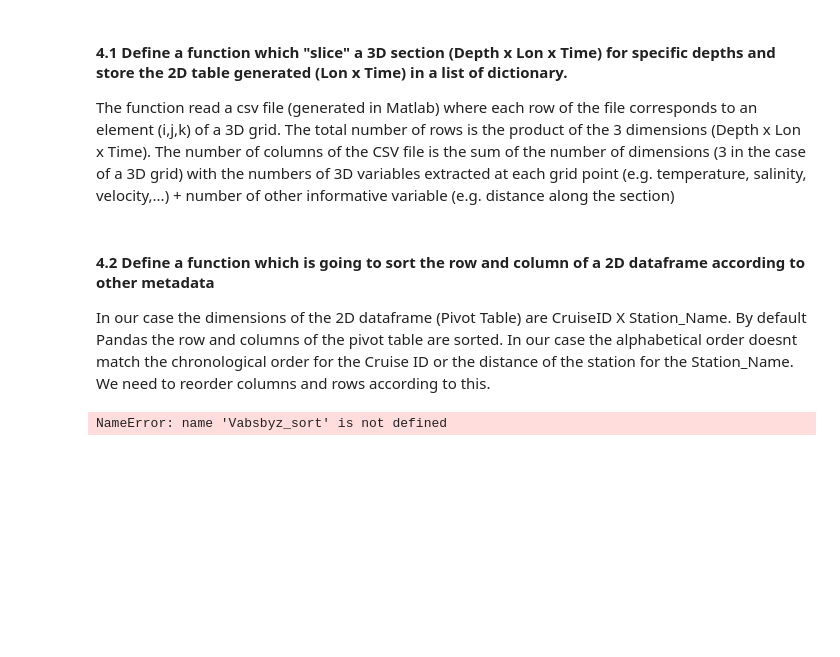
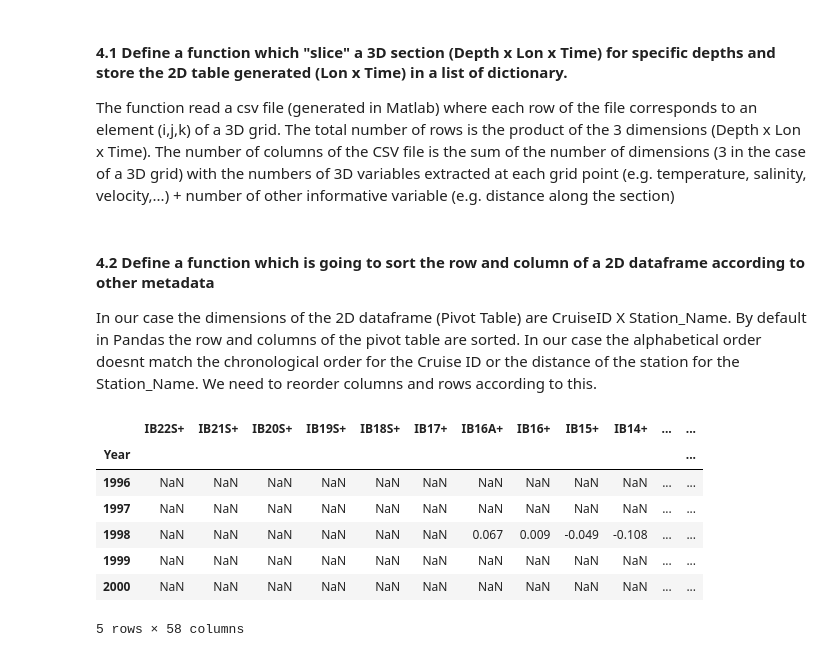
Before and after one commit to lhoupert/analysis_eel_data, a Jupyter notebook: notebooks/03_Organise_data_by_depth_level.ipynb, the cells around one changed output. Saved outputs shown, nothing was run; the diff lists cells and outputs as text; code cells hidden in the pictures; blank space fills up the shorter version.

Commit message:
add function to automate the extraction of 2D quantities to other variables

```diff
--- a/notebooks/03_Organise_data_by_depth_level.ipynb
+++ b/notebooks/03_Organise_data_by_depth_level.ipynb
@@ -273,5 +273,5 @@ def extract2Ddata_bydepth(Vartoextract,pathcsv='../data/raw'+'/'+'EELCTDandLADCP
 # %% [markdown]
 #### 4.2 Define a function which is going to sort the row and column of a 2D dataframe according to other metadata
 
-In our case the dimensions of the 2D dataframe (Pivot Table) are CruiseID X Station_Name. By default Pandas the row and columns of the pivot table are sorted. In our case the alphabetical order doesnt match the chronological order for the Cruise ID or the distance of the station for the Station_Name. We need to reorder columns and rows according to this.
+In our case the dimensions of the 2D dataframe (Pivot Table) are CruiseID X Station_Name. By default in Pandas the row and columns of the pivot table are sorted. In our case the alphabetical order doesnt match the chronological order for the Cruise ID or the distance of the station for the Station_Name. We need to reorder columns and rows according to this.
 # %%
@@ -315,15 +315,37 @@ def sortPivotTable(dftosort,):
 # %%
+import copy
 import pickle
+
 pathdata = "../data/interim/"
 
+
 # Variable available in dataframe: PTMP	PSAL	Sigma0	Vrel	Vladcp	Vabs	Vladcpalong
-vartoextract = 'Vabs'
-Varbyz=extract2Ddata_bydepth(vartoextract)
+for vartoextract in ['Vabs','Vladcp','Vladcpalong']:
+    Varbyz=extract2Ddata_bydepth(vartoextract)
 
+    # Copy list so the new list is a new object (In Python, Assignment statements do not copy objects)
+    Varbyz_sort = copy.deepcopy(Varbyz)
 
-# Save the file
-filename = pathdata + "Zlvl_" + vartoextract
-with open(filename, 'wb') as f:
-    pickle.dump(Varbyz_sort, f)
+    for k,c in enumerate(Varbyz):
+        df = Varbyz[k]['Data']
+        Varbyz_sort[k]['Data']= sortPivotTable(df,rowdf=dfdate,columndf=sdfloc)
+
+    # Save the file
+    filename = pathdata + "Zlvl_" + vartoextract
+    with open(filename, 'wb') as f:
+        pickle.dump(Varbyz_sort, f)
-# %% [output]
-NameError: name 'Vabsbyz_sort' is not defined
+# %%
+# test load
+filename = pathdata + "Zlvl_Vladcp"
+with open(filename, 'rb') as f:
+    Vladcp= pickle.load(f)
+Vladcp[0]['Data'].head()
+# %% [output]
+|  | IB22S+ | IB21S+ | IB20S+ | IB19S+ | IB18S+ | IB17+ | IB16A+ | IB16+ | IB15+ | IB14+ | ... | ... |
+| Year |  |  |  |  |  |  |  |  |  |  |  | ... |
+| 1996 | NaN | NaN | NaN | NaN | NaN | NaN | NaN | NaN | NaN | NaN | ... | ... |
+| 1997 | NaN | NaN | NaN | NaN | NaN | NaN | NaN | NaN | NaN | NaN | ... | ... |
+| 1998 | NaN | NaN | NaN | NaN | NaN | NaN | 0.067 | 0.009 | -0.049 | -0.108 | ... | ... |
+| 1999 | NaN | NaN | NaN | NaN | NaN | NaN | NaN | NaN | NaN | NaN | ... | ... |
+| 2000 | NaN | NaN | NaN | NaN | NaN | NaN | NaN | NaN | NaN | NaN | ... | ... |
+5 rows × 58 columns
```
Also changed, not shown: parts of 2 cells of this notebook.
